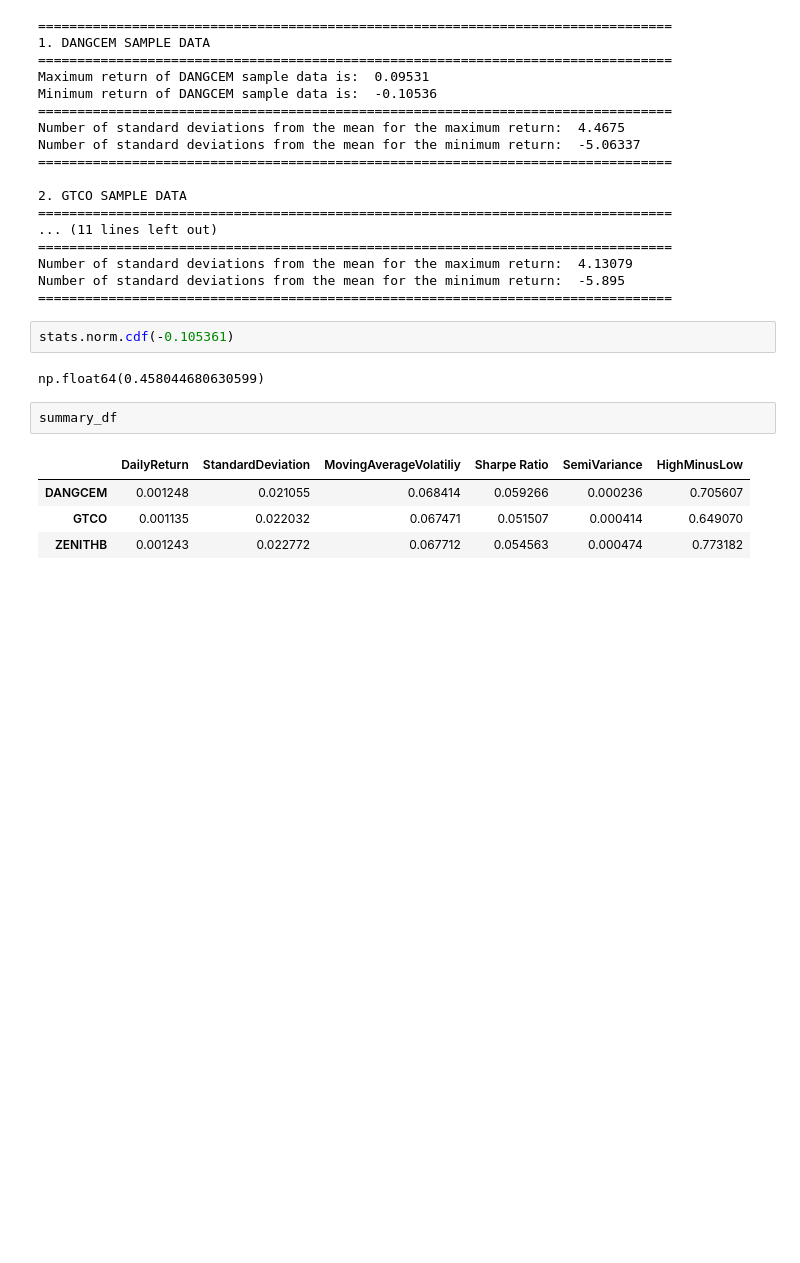
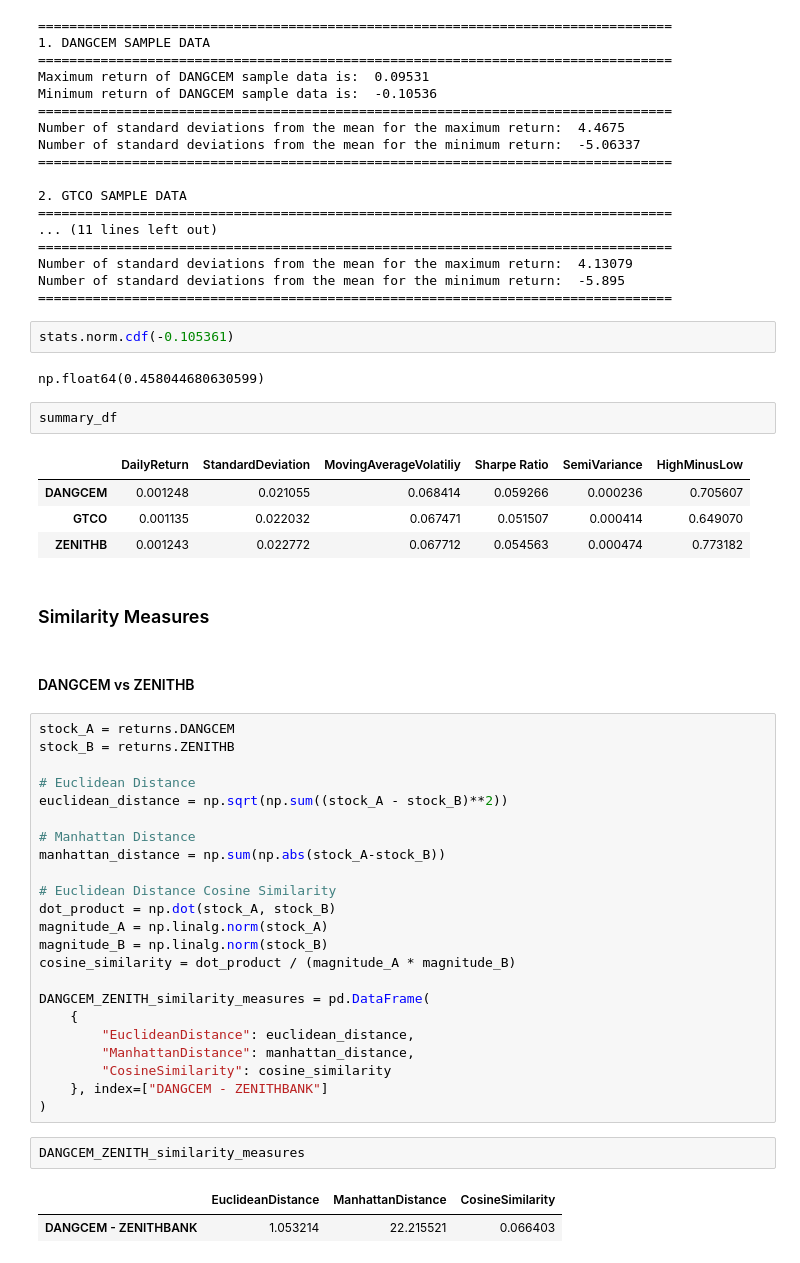
Before and after one commit to emycodesanalytics/finance-data-projects, a Jupyter notebook: 01-equities-performance-analysis/notebooks/equities_performance_analysis.ipynb, the cells around one changed output. Drawn from its saved outputs; the diff is of its cells as text; blank space fills up the shorter version.

Commit message:
feat: applying similarity measures to the analysis

```diff
--- a/01-equities-performance-analysis/notebooks/equities_performance_analysis.ipynb
+++ b/01-equities-performance-analysis/notebooks/equities_performance_analysis.ipynb
@@ -622,3 +622,35 @@ summary_df
 | DANGCEM | 0.001248 | 0.021055 | 0.068414 | 0.059266 | 0.000236 | 0.705607 |
 | GTCO | 0.001135 | 0.022032 | 0.067471 | 0.051507 | 0.000414 | 0.649070 |
 | ZENITHB | 0.001243 | 0.022772 | 0.067712 | 0.054563 | 0.000474 | 0.773182 |
+# %% [markdown]
+### Similarity Measures
+# %% [markdown]
+#### DANGCEM vs ZENITHB
+# %%
+stock_A = returns.DANGCEM
+stock_B = returns.ZENITHB
+
+# Euclidean Distance
+euclidean_distance = np.sqrt(np.sum((stock_A - stock_B)**2))
+
+# Manhattan Distance
+manhattan_distance = np.sum(np.abs(stock_A-stock_B))
+
+# Euclidean Distance Cosine Similarity
+dot_product = np.dot(stock_A, stock_B)
+magnitude_A = np.linalg.norm(stock_A)
+magnitude_B = np.linalg.norm(stock_B)
+cosine_similarity = dot_product / (magnitude_A * magnitude_B)
+
+DANGCEM_ZENITH_similarity_measures = pd.DataFrame(
+    {
+        "EuclideanDistance": euclidean_distance,
+        "ManhattanDistance": manhattan_distance,
+        "CosineSimilarity": cosine_similarity
+    }, index=["DANGCEM - ZENITHBANK"]
+)
+# %%
+DANGCEM_ZENITH_similarity_measures
+# %% [output]
+|  | EuclideanDistance | ManhattanDistance | CosineSimilarity |
+| DANGCEM - ZENITHBANK | 1.053214 | 22.215521 | 0.066403 |
```
Also changed, not shown: parts of 1 cell of this notebook.
